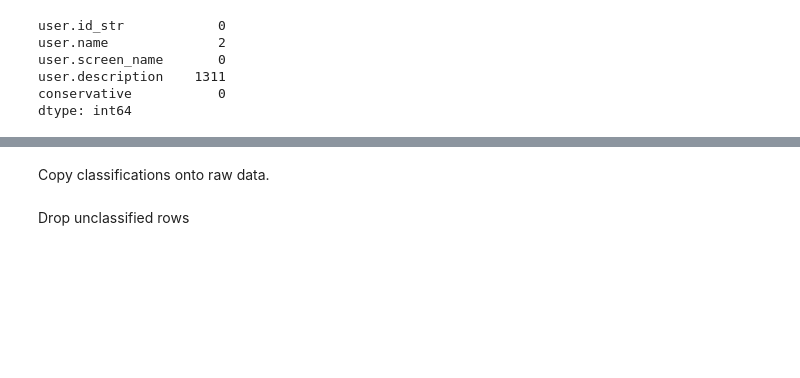
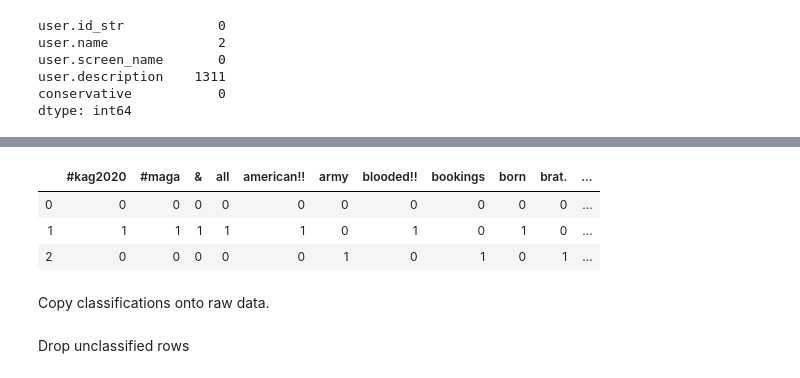
Before and after one commit to persocom01/Capstone_project, a Jupyter notebook: notebooks/02_Description model.ipynb, the cells around one changed output, grey strips where cells are left out. Saved outputs shown, nothing was run; the diff lists cells and outputs as text; code cells hidden in the pictures; blank space fills up the shorter version.

```diff
--- a/notebooks/02_Description model.ipynb
+++ b/notebooks/02_Description model.ipynb
@@ -58,0 +48,3 @@ emojis = {
+# %%
+emoji_pattern = '(' + '|'.join(emojis) + ')'
+hastag_pattern = r'(#\w+\b)'
@@ -59,6 +60,12 @@ emojis = {
+# %%
+twitter_dict = {
+    emoji_pattern: r' \1 ',
+    hastag_pattern: r' \1 ',
+    r'born'
+}
 # %%
 print('before:', X[1])
-X = cz.text_list_cleaner(X, emojis)
+X = cz.text_list_cleaner(X, twitter_dict)
 print('after:', X[1])
 # %% [output]
 before: Red Blooded!! All American!! 🌾Heartland born & raised. ⭐️ #MAGA #KAG2020 ⭐️
@@ -65,0 +75,9 @@ after: Red Blooded!! All American!!   eartland born & raised.  ⭐️  #MAGA #KA
+# %%
+# cvec = CountVectorizer(max_df=0.5, max_features=3000, min_df=2,
+#                        ngram_range=(1, 2), stop_words='english')
+cvec = CountVectorizer(token_pattern=r'[^\s]+')
+X_cvec = cvec.fit_transform(X)
+X_cvec = pd.DataFrame(X_cvec.toarray(), columns=cvec.get_feature_names())
+print('CountVectorizer:')
+print(X_cvec.sum().sort_values(ascending=False)[:])
+print()
@@ -66,3 +102,10 @@ after: Red Blooded!! All American!!   eartland born & raised.  ⭐️  #MAGA #KA
+# %%
+X_cvec
+# %% [output]
+|  | #kag2020 | #maga | & | all | american!! | army | blooded!! | bookings | born | brat. | ... |
+| 0 | 0 | 0 | 0 | 0 | 0 | 0 | 0 | 0 | 0 | 0 | ... |
+| 1 | 1 | 1 | 1 | 1 | 1 | 0 | 1 | 0 | 1 | 0 | ... |
+| 2 | 0 | 0 | 0 | 0 | 0 | 1 | 0 | 1 | 0 | 1 | ... |
 # %%
 pipe = Pipeline([
     ('tvec', TfidfVectorizer()),
```
Also changed, not shown: parts of 8 cells of this notebook, 3 other files.
